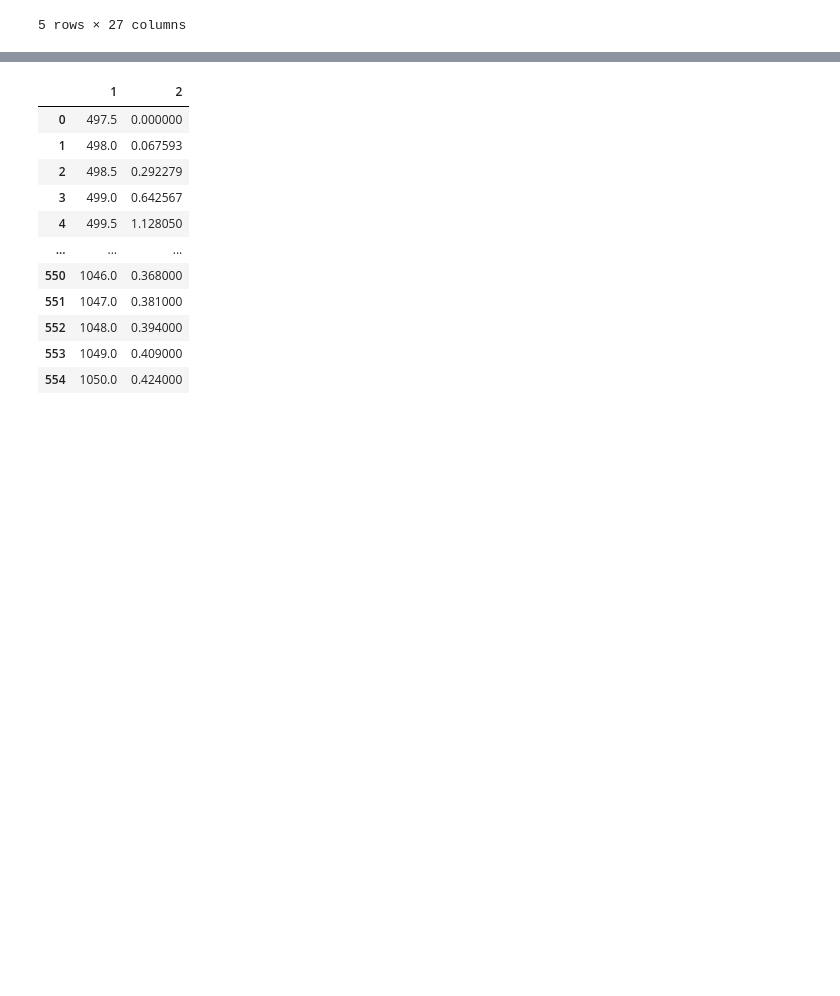
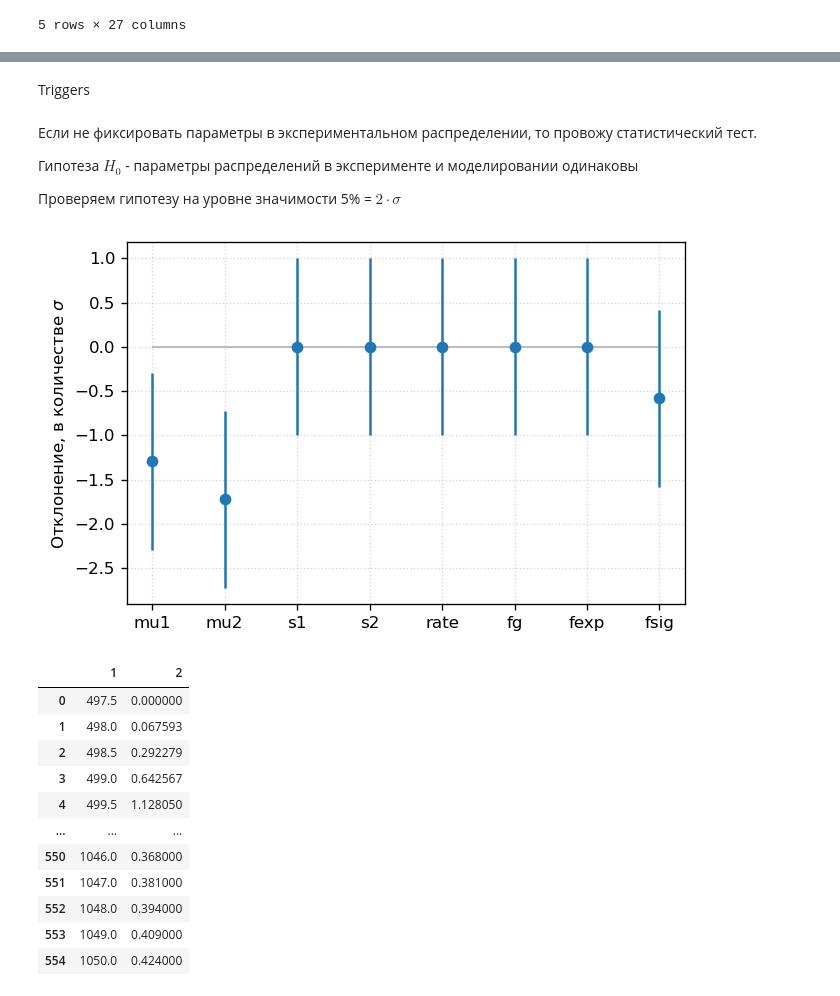
Before and after one commit to nikita-p/kskl20, a Jupyter notebook: notebooks/03. Cross section.ipynb, the cells around one changed output, grey strips where cells are left out. Drawn from its saved outputs; the diff is of its cells as text; code cells hidden in the pictures; blank space fills up the shorter version.

```diff
--- a/notebooks/03. Cross section.ipynb
+++ b/notebooks/03. Cross section.ipynb
@@ -237,0 +254,2 @@ pys.plot_fit(dataE, norm_pdf, m, 80, hist_range, fit_range, errors=True, label='
+# %% [markdown]
+Triggers
@@ -238,3 +286,26 @@ pys.plot_fit(dataE, norm_pdf, m, 80, hist_range, fit_range, errors=True, label='
+# %% [markdown]
+Если не фиксировать параметры в экспериментальном распределении, то провожу статистический тест.
+
+Гипотеза $H_0$ - параметры распределений в эксперименте и моделировании одинаковы
+
+Проверяем гипотезу на уровне значимости 5% = $2 \cdot \sigma$
+# %%
+valsE, errsE = m_exp.values, m_exp.errors
+valsM, errsM = m_mc.values, m_mc.errors
+x0, ex = [], []
+var =  ['mu1', 'mu2', 's1', 's2', 'rate', 'fg', 'fexp', 'fsig']
+for k in var:
+    error = (np.sqrt(errsE[k]**2 + errsM[k]**2))
+    x0.append((valsE[k] - valsM[k])/error)
+
+plt.hlines(y=0, xmin=0, xmax=len(x0)-1, zorder=-1, color='k', lw=1, alpha=0.3)
+plt.errorbar(range(len(x0)), x0, yerr=1, fmt='o')
+plt.grid(ls=':', alpha=0.5)
+plt.ylabel('Отклонение, в количестве $\\sigma$')
+plt.xticks(range(len(x0)), var);
+# del valsE, valsM, errsE, errsM
+# %% [output]
+[figure, added]
 # %%
 from pylib.radcors import RadCor
 # %%
```
Also changed, not shown: parts of 45 cells of this notebook, 5 other files.
